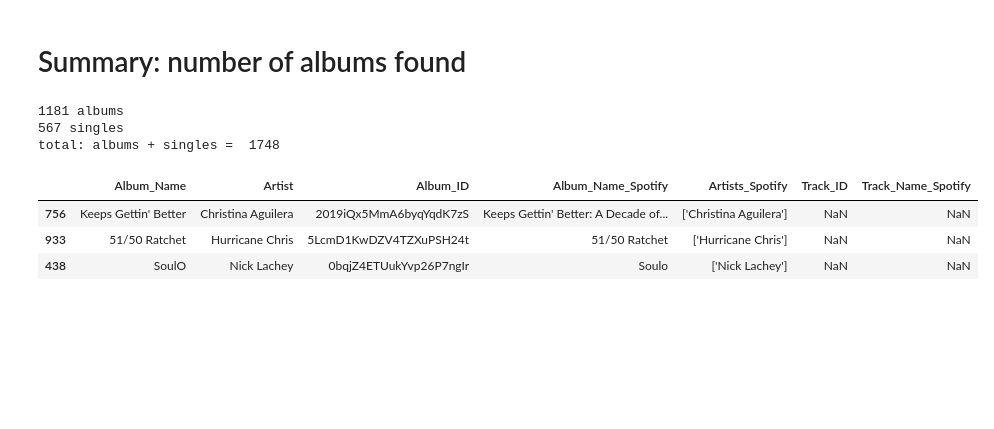
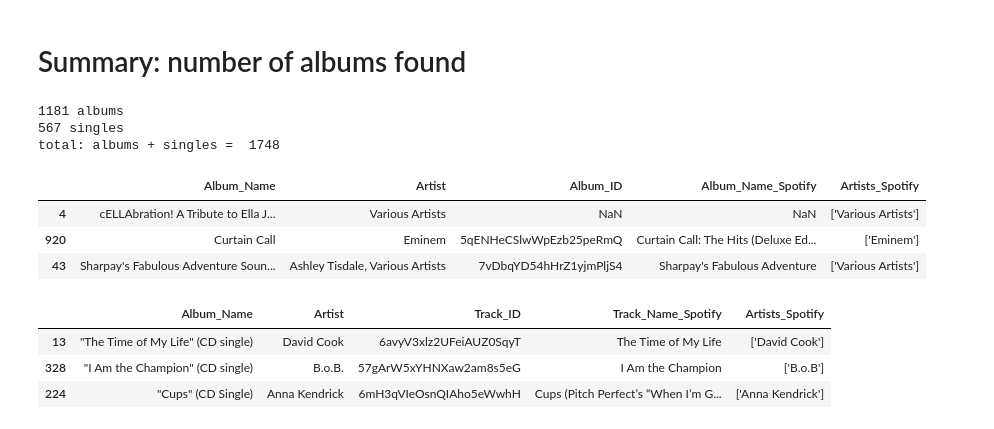
Before and after one commit to ncchen55414/ChildrenSongRecommendation, a Jupyter notebook: notebooks/1.2_Get_Spotify_Albums_ID.ipynb, the cells around one changed output. Saved outputs shown, nothing was run; the diff lists cells and outputs as text; code cells hidden in the pictures; blank space fills up the shorter version.

Commit message:
add album id

```diff
--- a/notebooks/1.2_Get_Spotify_Albums_ID.ipynb
+++ b/notebooks/1.2_Get_Spotify_Albums_ID.ipynb
@@ -475,19 +475,33 @@ albums_id_4.sample(3)
 | 0 | The Fresh Beat Band: Music from t... | The Fresh Beat Band | 6jXrznEcmVQ741Kq7zDbQg | The Fresh Beat Band Vol 2.0: More... | ['The Fresh Beat Band'] |
 # %% [markdown]
 # Summary: number of albums found
+# %%
+import pandas as pd
+albums_id_1 = pd.read_csv("../data/albums_id_1.csv")
+albums_id_2 = pd.read_csv("../data/albums_id_2.csv")
+
+albums_id_3 = pd.read_csv("../data/albums_id_3.csv")
+albums_id_4 = pd.read_csv("../data/albums_id_4.csv")
+singles_id_1 = pd.read_csv("../data/singles_id_1.csv")
 # %%
 albums_df = pd.concat([albums_id_1, albums_id_2, albums_id_3, albums_id_4])
+albums_df = albums_df.drop(columns=['Track_ID', 'Track_Name_Spotify'])
 print (albums_df.shape[0], "albums")
 print (singles_id_1.shape[0], "singles")
 print ("total: albums + singles = ", albums_df.shape[0] + singles_id_1.shape[0])
 
 display(albums_df.sample(3))
+display(singles_id_1.sample(3))
 # %% [output]
 1181 albums
 567 singles
 total: albums + singles =  1748
-|  | Album_Name | Artist | Album_ID | Album_Name_Spotify | Artists_Spotify | Track_ID | Track_Name_Spotify |
-| 756 | Keeps Gettin' Better | Christina Aguilera | 2019iQx5MmA6byqYqdK7zS | Keeps Gettin' Better: A Decade of... | ['Christina Aguilera'] | NaN | NaN |
-| 933 | 51/50 Ratchet | Hurricane Chris | 5LcmD1KwDZV4TZXuPSH24t | 51/50 Ratchet | ['Hurricane Chris'] | NaN | NaN |
-| 438 | SoulO | Nick Lachey | 0bqjZ4ETUukYvp26P7ngIr | Soulo | ['Nick Lachey'] | NaN | NaN |
+|  | Album_Name | Artist | Album_ID | Album_Name_Spotify | Artists_Spotify |
+| 4 | cELLAbration! A Tribute to Ella J... | Various Artists | NaN | NaN | ['Various Artists'] |
+| 920 | Curtain Call | Eminem | 5qENHeCSlwWpEzb25peRmQ | Curtain Call: The Hits (Deluxe Ed... | ['Eminem'] |
+| 43 | Sharpay's Fabulous Adventure Soun... | Ashley Tisdale, Various Artists | 7vDbqYD54hHrZ1yjmPljS4 | Sharpay's Fabulous Adventure | ['Various Artists'] |
+|  | Album_Name | Artist | Track_ID | Track_Name_Spotify | Artists_Spotify |
+| 13 | "The Time of My Life" (CD single) | David Cook | 6avyV3xlz2UFeiAUZ0SqyT | The Time of My Life | ['David Cook'] |
+| 328 | "I Am the Champion" (CD single) | B.o.B. | 57gArW5xYHNXaw2am8s5eG | I Am the Champion | ['B.o.B'] |
+| 224 | "Cups" (CD Single) | Anna Kendrick | 6mH3qVIeOsnQIAho5eWwhH | Cups (Pitch Perfect’s “When I’m G... | ['Anna Kendrick'] |
 # %%
```
Also changed, not shown: parts of 1 cell of this notebook, 6 other files.
